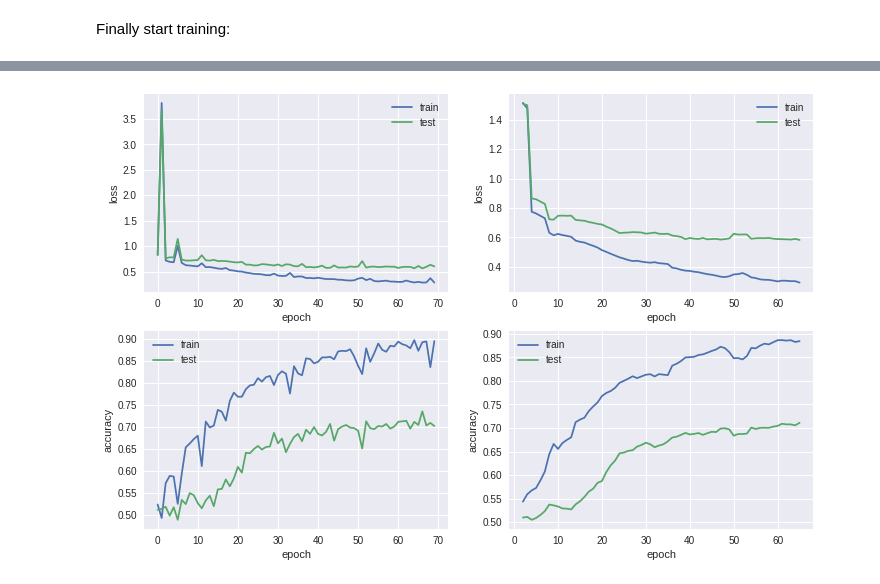
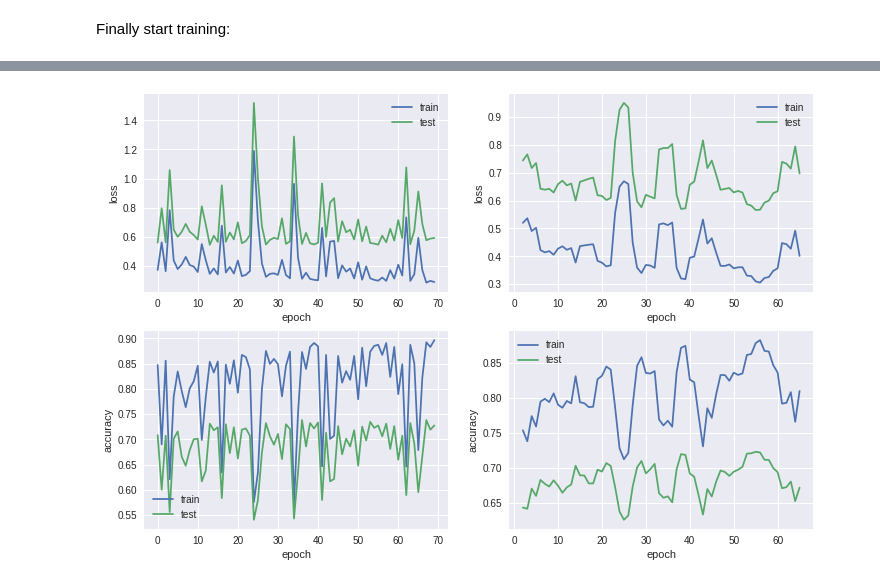
Before and after one commit to NeuroTechX/dl-eeg-playground, a Jupyter notebook: 2 - Two-Classes Classification (BNCI) Colab.ipynb, the cells around one changed output, grey strips where cells are left out. Drawn from its saved outputs; the diff is of its cells as text; code cells hidden in the pictures.

Commit message:
Played with the parameters a bit and increase the train/test ratio to reach 75% success rate on test set.

```diff
--- a/2 - Two-Classes Classification (BNCI) Colab.ipynb
+++ b/2 - Two-Classes Classification (BNCI) Colab.ipynb
@@ -136,7 +136,7 @@ idx = np.random.permutation(X.shape[0])
 X = X[idx,:,:]
 y = y[idx]
 
-nb_train_trials = int(np.floor(5/8*X.shape[0]))
+nb_train_trials = int(np.floor(7/8*X.shape[0]))
 
 
 train_set = SignalAndTarget(X[:nb_train_trials], y=y[:nb_train_trials])
@@ -145,7 +145,7 @@ test_set = SignalAndTarget(X[nb_train_trials:], y=y[nb_train_trials:])
 # Set if you want to use GPU
 # You can also use torch.cuda.is_available() to determine if cuda is available on your machine.
 cuda = torch.cuda.is_available()
-set_random_seeds(seed=20170629, cuda=cuda)
+set_random_seeds(seed=20180423, cuda=cuda)
 n_classes = 2
 in_chans = train_set.X.shape[1]
 # final_conv_length = auto ensures we only get a single output in the time dimension
@@ -155,8 +155,8 @@ model = ShallowFBCSPNet(in_chans=in_chans, n_classes=n_classes,
                         n_filters_time=10,
                         filter_time_length=75,
                         n_filters_spat=5,
-                        pool_time_length=45,
-                        pool_time_stride=15,
+                        pool_time_length=60,
+                        pool_time_stride=30,
 
                         final_conv_length='auto'
                         ).create_network()
@@ -278,34 +277,34 @@ def smoothing(record, smoothingRadius):
 loss_smooth = smoothing(loss_rec, 2)
 accuracy_smooth = smoothing(accuracy_rec, 2)
 
 
 import matplotlib.pyplot as plt
 
 plt.figure(figsize=(12,8))
 plt.subplot(221)
-plt.plot(loss_rec)
+handles = plt.plot(loss_rec)
 plt.ylabel('loss')
 plt.xlabel('epoch')
 plt.legend(handles, ['train', 'test'])
 
 plt.subplot(222)
-plt.plot(loss_smooth)
+handles = plt.plot(loss_smooth)
 plt.ylabel('loss')
 plt.xlabel('epoch')
 plt.legend(handles, ['train', 'test'])
 
 plt.subplot(223)
-plt.plot(accuracy_rec)
+handles = plt.plot(accuracy_rec)
 plt.ylabel('accuracy')
 plt.xlabel('epoch')
 plt.legend(handles, ['train', 'test'])
 
 plt.subplot(224)
 handles = plt.plot(accuracy_smooth)
 plt.ylabel('accuracy')
 plt.xlabel('epoch')
 plt.legend(handles, ['train', 'test'])
 
 plt.show()
 # %% [output]
-[figure, old version]
+[figure, new version]
```
Also changed, not shown: parts of 2 cells of this notebook.
